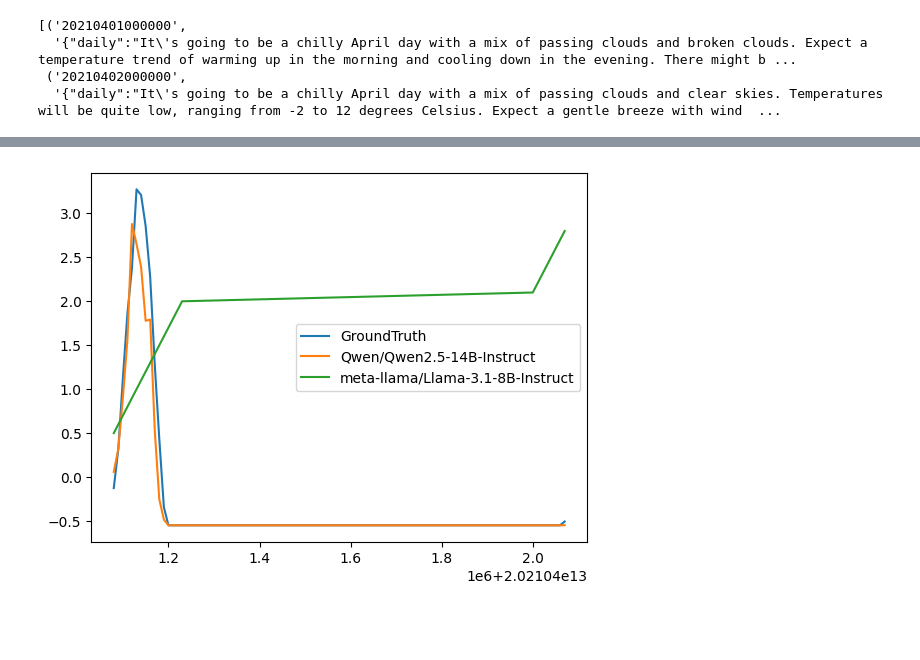
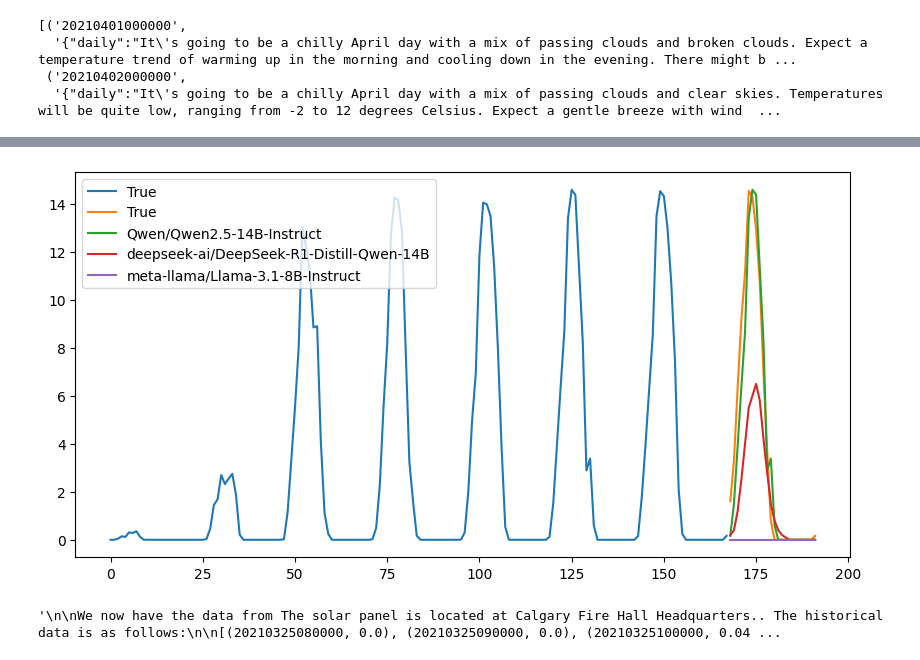
Before and after one commit to VEWOXIC/Universal-Cross-Modal-Time-Series-Forecasting-Pipeline, a Jupyter notebook: test_loader.ipynb, the cells around one changed output, grey strips where cells are left out. Drawn from its saved outputs; the diff is of its cells as text; code cells hidden in the pictures; blank space fills up the shorter version.

````diff
--- a/test_loader.ipynb
+++ b/test_loader.ipynb
@@ -16,6 +16,8 @@ with open('./data_configs/fullsolar_hetero.yaml') as f:
     data_config = yaml.load(f, Loader=yaml.FullLoader)
 data_config = dotdict(data_config)
 args.data_config = data_config
+
+args.scale = False
 # %%
 a=Data_Provider(args, buffer=(not args.disable_buffer))
 # %% [output]
@@ -158,0 +155,21 @@ bbb = result.choices[0].message.content
+# %%
+# do multi processing
+import multiprocessing
+
+def call_openai(model_id, messages):
+    temp = 0.2
+    if 'DeepSeek' in model_id:
+        messages[1]['content']=messages[0]['content']+messages[1]['content']
+        messages[0]['content']=''
+        temp = 0.6
+    response = openai.chat.completions.create(
+        model=model_id,
+        messages=messages,
+        temperature=temp,
+    )
+    extracted = extract_result(response.choices[0].message.content)
+    return extracted, response.choices[0].message.content, model_id
+    # return response.choices[0].message.content
+
+pool = multiprocessing.Pool(processes=4)
+results = pool.starmap(call_openai, [(model_id, messages) for model_id in avaliable_models])
@@ -159,30 +196,29 @@ bbb = result.choices[0].message.content
 # %%
 import matplotlib.pyplot as plt
-# %%
-%matplotlib inline
-# extract the prediction with pattern ```json ... ```
-import re
-
-pattern = r'```json(.*?)```'
-result = re.search(pattern, aaa, re.DOTALL)
-result.group(1)
-
-# convert the prediction to list
-import json
-pred = json.loads(result.group(1))
-
-# plot the prediction
-plt.plot(y_timestamp, y_ts, label='GroundTruth')
-plt.plot(y_timestamp, [p[1] for p in pred], label='Qwen/Qwen2.5-14B-Instruct')
-
-
-result = re.search(pattern, bbb, re.DOTALL)
-pred = json.loads(result.group(1))
-plt.plot(y_timestamp, [p[1] for p in pred], label='meta-llama/Llama-3.1-8B-Instruct')
-
-
-plt.legend()
-
-plt.show()
-# %% [output]
-[figure, removed]
+# %%
+%matplotlib inline
+
+plt.figure(figsize=(10, 5))
+
+plt.plot(np.arange(len(x_ts)), x_ts, label='True')
+
+plt.plot(np.arange(len(x_ts), len(x_ts)+len(y_ts)), y_ts, label='True')
+
+for result in results:
+    pred = result[0][:24]
+    model_id = result[2]
+    plt.plot(np.arange(len(x_ts), len(x_ts)+len(y_ts)), [x[1] for x in pred], label=model_id)
+
+
+
+
+
+plt.legend()
+
+plt.show()
+# %% [output]
+[figure, added]
+# %%
+user_prompt
+# %% [output]
+'\n\nWe now have the data from The solar panel is located at Calgary Fire Hall Headquarters.. The historical data is as follows:\n\n[(20210325080000, 0.0), (20210325090000, 0.0), (20210325100000, 0.04 ...
````
Also changed, not shown: parts of 7 cells of this notebook, 3 other files.
